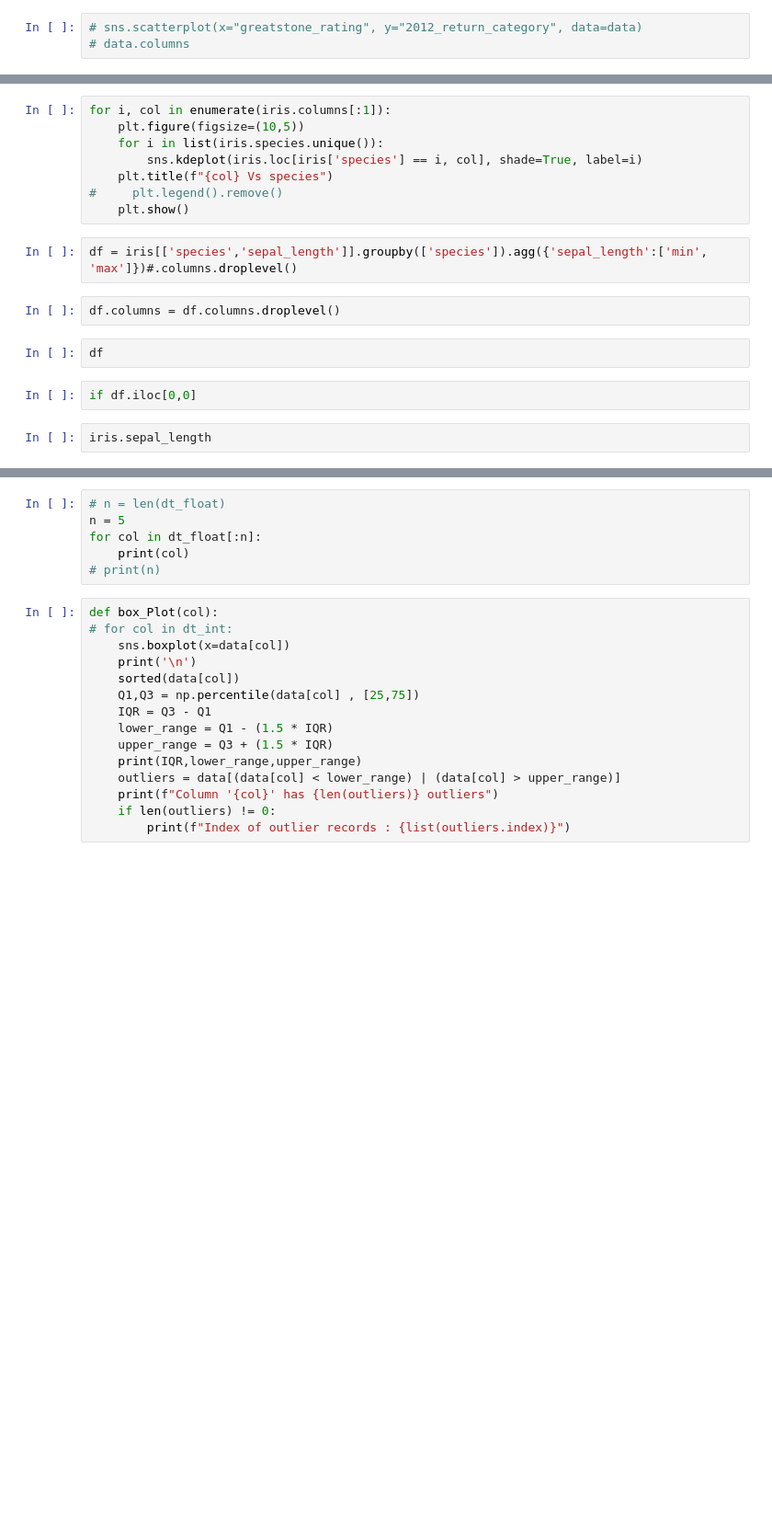
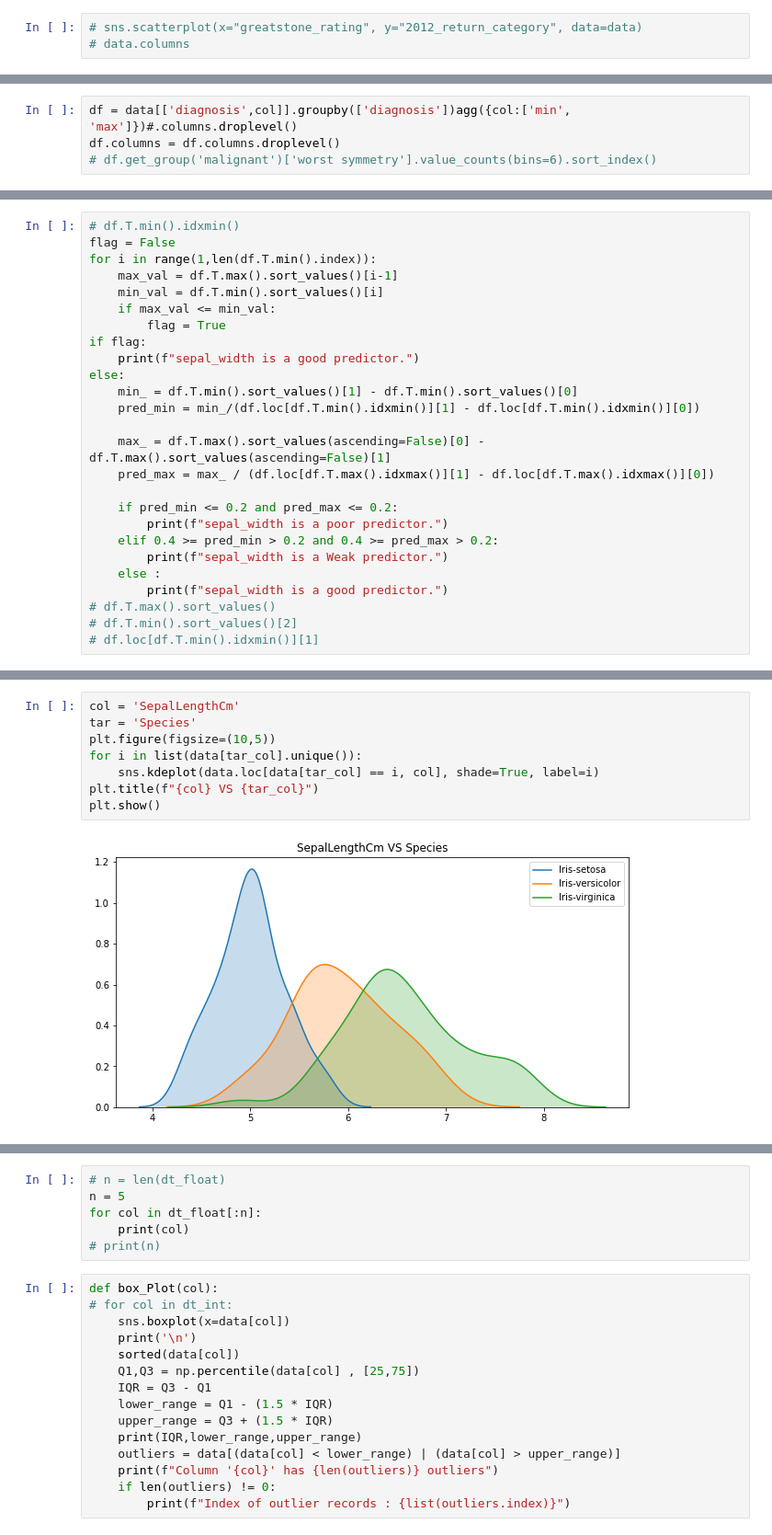
Before and after one commit to sivasaiyadav8143/Automated-Vizualization, a Jupyter notebook: Automated Vizualization.ipynb, the cells around one changed output, grey strips where cells are left out. Shown at 92% size. Saved outputs shown, nothing was run; the diff lists cells and outputs as text; blank space fills up the shorter version.

```diff
--- a/Automated Vizualization.ipynb
+++ b/Automated Vizualization.ipynb
@@ -483,0 +739,4 @@ iris = sns.load_dataset("iris")
+# %%
+df = data[['diagnosis',col]].groupby(['diagnosis'])agg({col:['min', 'max']})#.columns.droplevel()
+df.columns = df.columns.droplevel()
+# df.get_group('malignant')['worst symmetry'].value_counts(bins=6).sort_index()
@@ -483,0 +749,26 @@ iris = sns.load_dataset("iris")
+# %%
+# df.T.min().idxmin()
+flag = False
+for i in range(1,len(df.T.min().index)):
+    max_val = df.T.max().sort_values()[i-1]
+    min_val = df.T.min().sort_values()[i]
+    if max_val <= min_val:
+        flag = True
+if flag:
+    print(f"sepal_width is a good predictor.")
+else:
+    min_ = df.T.min().sort_values()[1] - df.T.min().sort_values()[0]
+    pred_min = min_/(df.loc[df.T.min().idxmin()][1] - df.loc[df.T.min().idxmin()][0])
+
+    max_ = df.T.max().sort_values(ascending=False)[0] - df.T.max().sort_values(ascending=False)[1]
+    pred_max = max_ / (df.loc[df.T.max().idxmax()][1] - df.loc[df.T.max().idxmax()][0])
+
+    if pred_min <= 0.2 and pred_max <= 0.2:
+        print(f"sepal_width is a poor predictor.")
+    elif 0.4 >= pred_min > 0.2 and 0.4 >= pred_max > 0.2:
+        print(f"sepal_width is a Weak predictor.")
+    else :
+        print(f"sepal_width is a good predictor.")
+# df.T.max().sort_values()
+# df.T.min().sort_values()[2]
+# df.loc[df.T.min().idxmin()][1]
@@ -484,18 +785,10 @@ iris = sns.load_dataset("iris")
 # %%
-for i, col in enumerate(iris.columns[:1]):
-    plt.figure(figsize=(10,5))
-    for i in list(iris.species.unique()):
-        sns.kdeplot(iris.loc[iris['species'] == i, col], shade=True, label=i)
-    plt.title(f"{col} Vs species")
-#     plt.legend().remove()
-    plt.show()
+col = 'SepalLengthCm'
+tar = 'Species'
+plt.figure(figsize=(10,5))
+for i in list(data[tar_col].unique()):
+    sns.kdeplot(data.loc[data[tar_col] == i, col], shade=True, label=i)
+plt.title(f"{col} VS {tar_col}")
+plt.show()
+# %% [output]
+[figure, added]
-# %%
-df = iris[['species','sepal_length']].groupby(['species']).agg({'sepal_length':['min', 'max']})#.columns.droplevel()
-# %%
-df.columns = df.columns.droplevel()
-# %%
-df
-# %%
-if df.iloc[0,0]
-# %%
-iris.sepal_length
```
Also changed, not shown: parts of 39 cells of this notebook.
